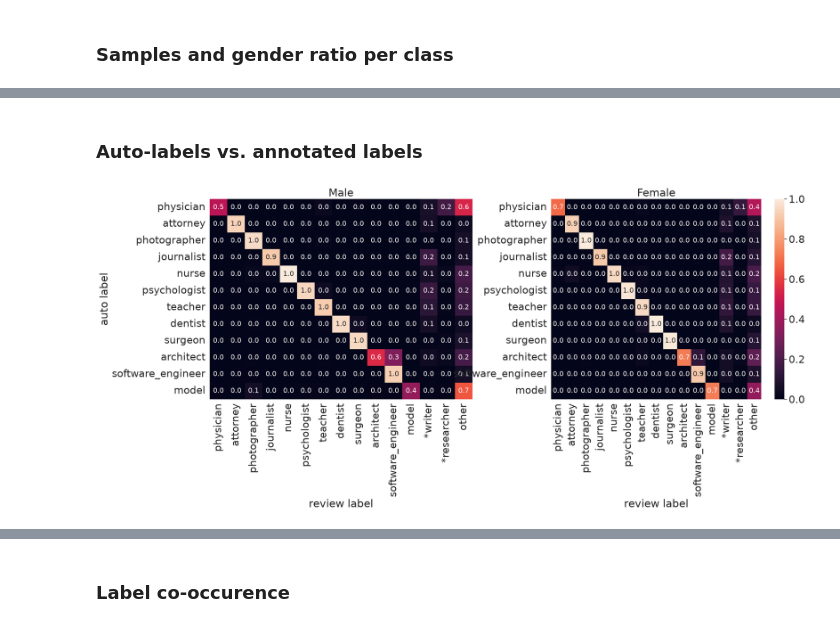
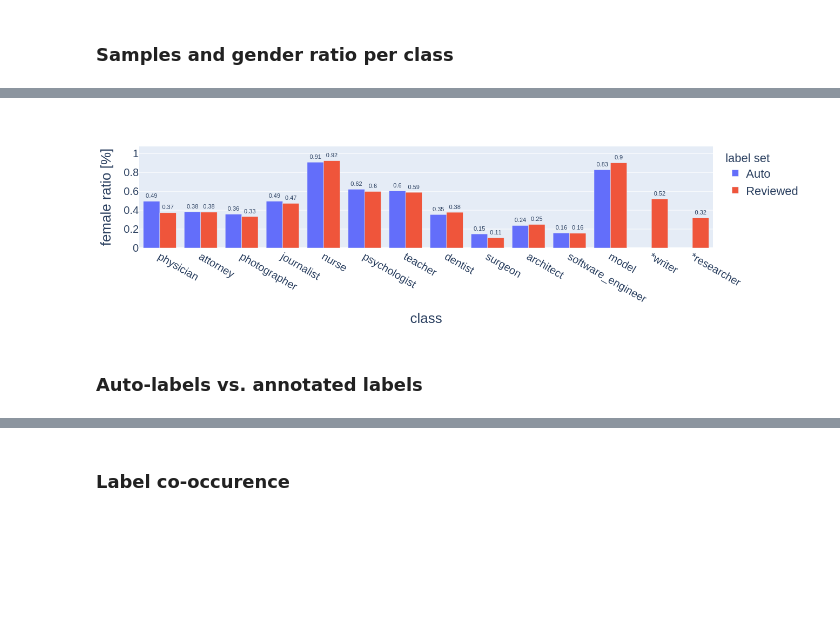
Before and after one commit to HammerLabML/MeasuringFairnessWithBiasedData, a Jupyter notebook: data_review.ipynb, the cells around one changed output, grey strips where cells are left out. Saved outputs shown, nothing was run; the diff lists cells and outputs as text; code cells hidden in the pictures; blank space fills up the shorter version.

```diff
--- a/data_review.ipynb
+++ b/data_review.ipynb
@@ -351,3 +388,24 @@ The PostScript backend does not support transparency; partially transparent arti
+# %%
+data = {'x': reviewed_classes+reviewed_plus_classes,
+      'y': ratio_auto+ratio_review,
+      'c': ["Auto"]*len(x)+['Reviewed']*len(x2)
+     }
+
+fig = px.bar(data, x='x', y='y', color='c', barmode='group',
+             labels=dict(x='class', y='female ratio [%]', c='label set'),
+             width=1200, height=400)
+
+fig.update_traces(
+    texttemplate='%{y:.2}',          # e.g. "43.2%"
+    textposition='outside',           # or 'inside' / 'auto'
+    textfont=dict(size=11),
+)
+
+apply_font_sizes(fig)
+fig.write_image("plots/ratio.pdf", scale=1)
+fig.show()
+# %% [output]
+[figure, added]
 # %% [markdown]
 ### Auto-labels vs. annotated labels
 # %%
@@ -373,18 +430,3 @@ def get_cm(gender):
 
 cm_M = get_cm('M')
 cm_F = get_cm('F')
-# %%
-fig, axes = plt.subplots(1,2, figsize=(24,8))
-sns.heatmap(cm_M, annot=True, xticklabels=reviewed_plus_classes+['other'], yticklabels=reviewed_classes, ax=axes[0], fmt=".1f", annot_kws={'fontsize': 15}, cbar=False)
-sns.heatmap(cm_F, annot=True, xticklabels=reviewed_plus_classes+['other'], yticklabels=reviewed_classes, ax=axes[1], fmt=".1f", annot_kws={'fontsize': 15})
-axes[0].set_title('Male')
-axes[1].set_title('Female')
-axes[0].set_ylabel('auto label')
-axes[0].set_xlabel('review label')
-axes[1].set_xlabel('review label')
-plt.subplots_adjust(wspace=0.3)
-
-plt.savefig('plots/cm_reviewed_label.eps', format='eps', bbox_inches = "tight")
-plt.show()
-# %% [output]
-[figure, removed]
```
Also changed, not shown: parts of 59 cells of this notebook, 1 other file.
